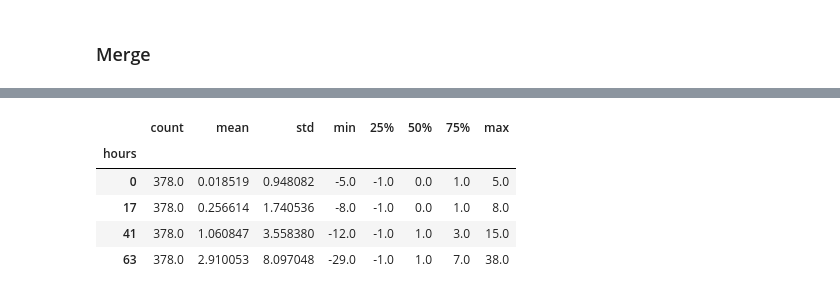
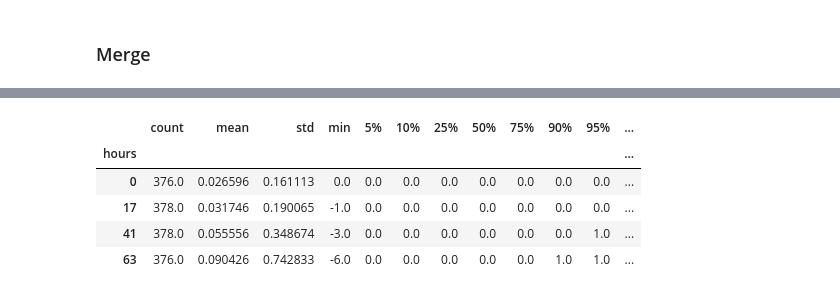
Before and after one commit to hammerlab/SmartCount, a Jupyter notebook: python/notebook/analysis/20180217-G1-K562/analysis.ipynb, the cells around one changed output, grey strips where cells are left out. Saved outputs shown, nothing was run; the diff lists cells and outputs as text; code cells hidden in the pictures.

```diff
--- a/python/notebook/analysis/20180217-G1-K562/analysis.ipynb
+++ b/python/notebook/analysis/20180217-G1-K562/analysis.ipynb
@@ -13,8 +13,8 @@ from celldom.config.experiment_config import get_exp_config_by_name
 EXP_NAME = 'exp-20180217-G1-K562-control-01'
 COUNT_DATA_DIR = osp.join(celldom.get_dataset_dir(), 'dataset06', 'manual_counting')
 XLS_FILE = osp.join(COUNT_DATA_DIR, 'G1 35 K562 IMDM Tests - summary.xlsx')
-#OUTPUT_DIR = osp.join(celldom.get_data_dir(), 'output', '20181003-G1-full')
-OUTPUT_DIR = osp.join(celldom.get_data_dir(), 'output', '20181003-G1-full-bkp')
+OUTPUT_DIR = osp.join(celldom.get_data_dir(), 'output', '20181003-G1-full')
+#OUTPUT_DIR = osp.join(celldom.get_data_dir(), 'output', '20181003-G1-full-bkp')
 
 XLS_FILE, OUTPUT_DIR
 # %% [output]
@@ -47,8 +47,14 @@ def get_true_count_data():
     df['hours'] = df['hours_str'].apply(lambda v: int(v.split()[0]))
 
     # Cell counts are floats at this point, and convert to int carefully
-    assert (df['cell_count'].round() == dft['cell_count']).all()
+    assert (df['cell_count'].round() == df['cell_count']).all()
     df['cell_count'] = df['cell_count'].astype(int)
+
+    # *IMPORTANT* transpose the st/apt interpretation intentionally reversed in processing to
+    # comply with convention used in predicted counts
+#     df = df.rename(columns={'apt_num': 'temp'})
+#     df = df.rename(columns={'st_num': 'apt_num', 'temp': 'st_num'})
+
     return df
 
 dft = get_true_count_data()
@@ -197,7 +198,16 @@ df = pd.merge(
     on=['apt_num', 'st_num', 'hours', 'hours_str'],
     how='left'
 )
-df['delta_ct'] = df['true_ct'] - df['pred_ct']
+df['delta_ct'] = df['pred_ct'] - df['true_ct']
+
+if df['pred_ct'].isnull().any():
+    df.info()
+    mask = df['pred_ct'].notnull()
+    n = len(df)
+    print('Eliminating {} records of {} without predictions'.format(n - mask.sum(), n))
+    df = df[mask.values]
+    df['pred_ct'] = df['pred_ct'].astype(int)
+    df['delta_ct'] = df['delta_ct'].astype(int)
 df.info()
 df.head()
 # %% [output]
@@ -240,10 +288,10 @@ df.groupby('hours')[['pred_ct', 'true_ct']].sum()
 # %%
 # Prediction difference distributions by hour
-df.groupby('hours')['delta_ct'].describe()
+df.groupby('hours')['delta_ct'].describe(percentiles=[.05, .1, .25, .50, .75, .9, .95])
 # %% [output]
-|  | count | mean | std | min | 25% | 50% | 75% | max |
-| hours |  |  |  |  |  |  |  |  |
-| 0 | 378.0 | 0.018519 | 0.948082 | -5.0 | -1.0 | 0.0 | 1.0 | 5.0 |
-| 17 | 378.0 | 0.256614 | 1.740536 | -8.0 | -1.0 | 0.0 | 1.0 | 8.0 |
-| 41 | 378.0 | 1.060847 | 3.558380 | -12.0 | -1.0 | 1.0 | 3.0 | 15.0 |
-| 63 | 378.0 | 2.910053 | 8.097048 | -29.0 | -1.0 | 1.0 | 7.0 | 38.0 |
+|  | count | mean | std | min | 5% | 10% | 25% | 50% | 75% | 90% | 95% | ... |
+| hours |  |  |  |  |  |  |  |  |  |  |  | ... |
+| 0 | 376.0 | 0.026596 | 0.161113 | 0.0 | 0.0 | 0.0 | 0.0 | 0.0 | 0.0 | 0.0 | 0.0 | ... |
+| 17 | 378.0 | 0.031746 | 0.190065 | -1.0 | 0.0 | 0.0 | 0.0 | 0.0 | 0.0 | 0.0 | 0.0 | ... |
+| 41 | 378.0 | 0.055556 | 0.348674 | -3.0 | 0.0 | 0.0 | 0.0 | 0.0 | 0.0 | 0.0 | 1.0 | ... |
+| 63 | 376.0 | 0.090426 | 0.742833 | -6.0 | 0.0 | 0.0 | 0.0 | 0.0 | 0.0 | 1.0 | 1.0 | ... |
```
Also changed, not shown: parts of 16 cells of this notebook, 4 other files.
